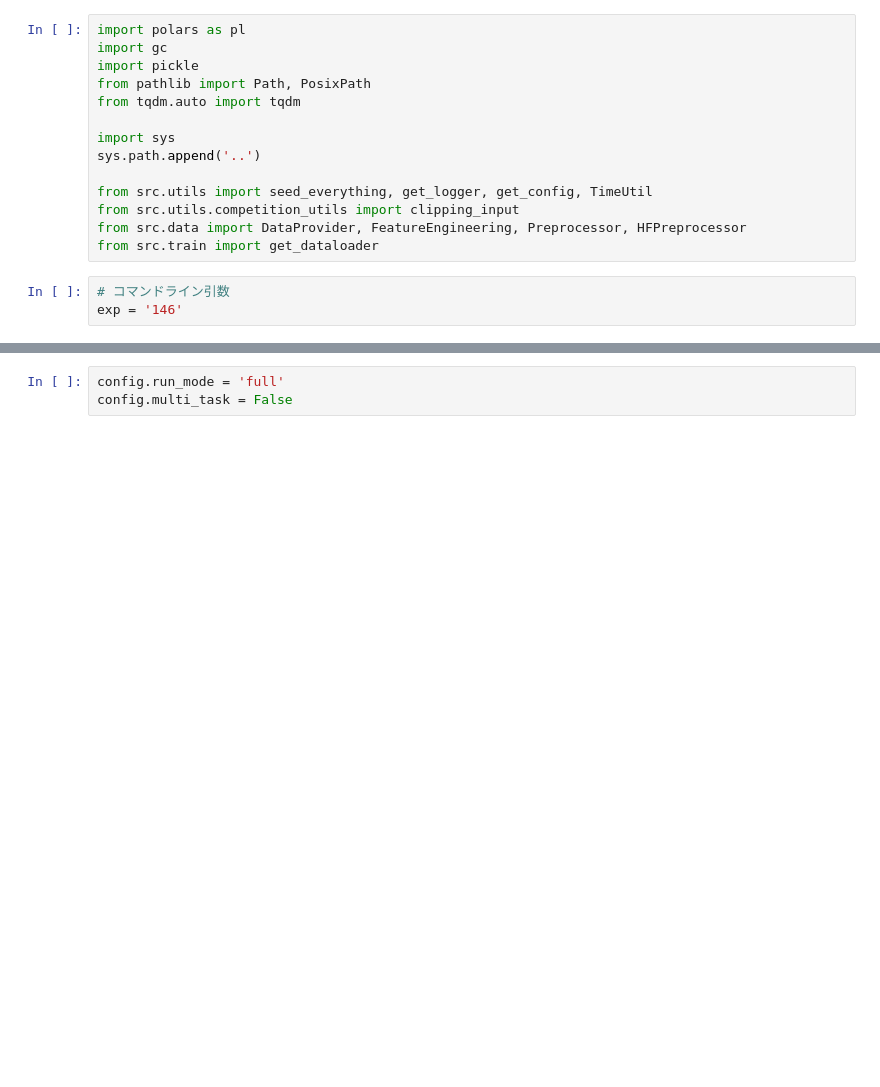
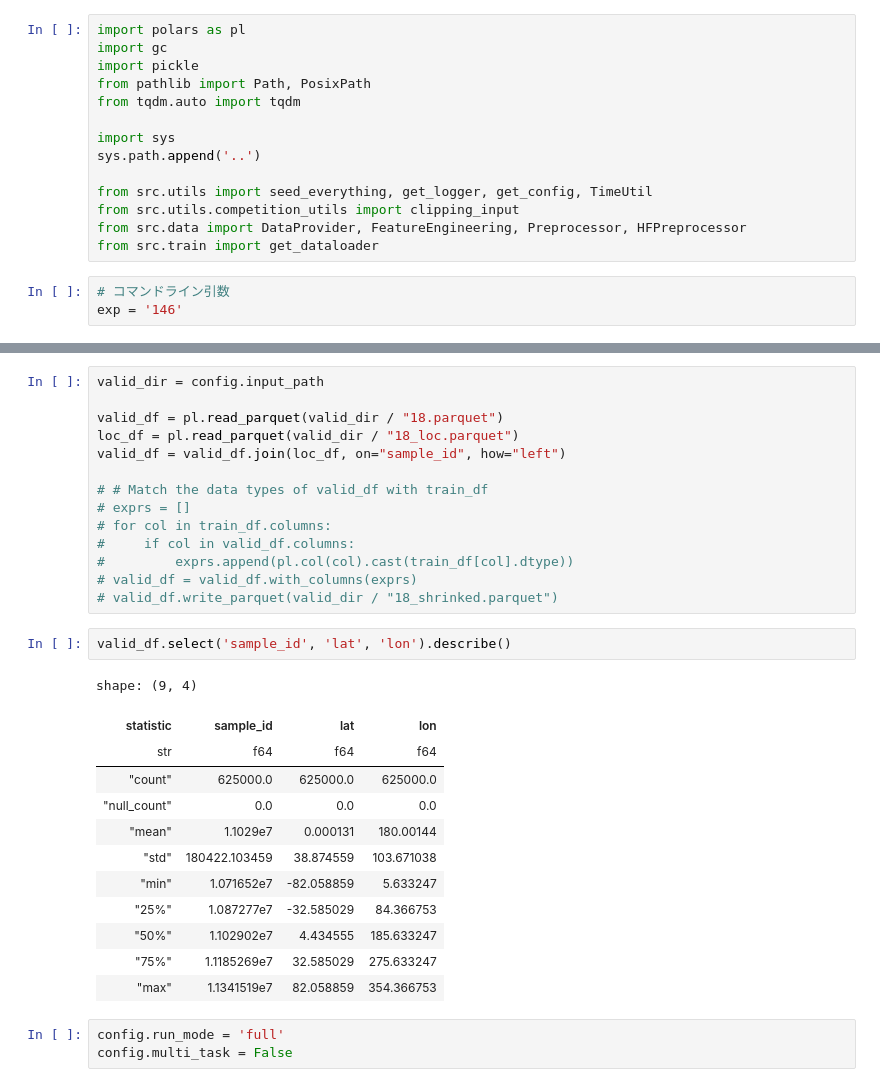
Before and after one commit to nocchi1/kaggle-leap-7th-place-solution, a Jupyter notebook: exp/demo.ipynb, the cells around one changed output, grey strips where cells are left out. Drawn from its saved outputs; the diff is of its cells as text; blank space fills up the shorter version.

```diff
--- a/exp/demo.ipynb
+++ b/exp/demo.ipynb
@@ -26,3 +26,32 @@ seed_everything(config.seed)
+# %%
+valid_dir = config.input_path
+
+valid_df = pl.read_parquet(valid_dir / "18.parquet")
+loc_df = pl.read_parquet(valid_dir / "18_loc.parquet")
+valid_df = valid_df.join(loc_df, on="sample_id", how="left")
+
+# # Match the data types of valid_df with train_df
+# exprs = []
+# for col in train_df.columns:
+#     if col in valid_df.columns:
+#         exprs.append(pl.col(col).cast(train_df[col].dtype))
+# valid_df = valid_df.with_columns(exprs)
+# valid_df.write_parquet(valid_dir / "18_shrinked.parquet")
+# %%
+valid_df.select('sample_id', 'lat', 'lon').describe()
+# %% [output]
+shape: (9, 4)
+| statistic | sample_id | lat | lon |
+| str | f64 | f64 | f64 |
+| "count" | 625000.0 | 625000.0 | 625000.0 |
+| "null_count" | 0.0 | 0.0 | 0.0 |
+| "mean" | 1.1029e7 | 0.000131 | 180.00144 |
+| "std" | 180422.103459 | 38.874559 | 103.671038 |
+| "min" | 1.071652e7 | -82.058859 | 5.633247 |
+| "25%" | 1.087277e7 | -32.585029 | 84.366753 |
+| "50%" | 1.102902e7 | 4.434555 | 185.633247 |
+| "75%" | 1.1185269e7 | 32.585029 | 275.633247 |
+| "max" | 1.1341519e7 | 82.058859 | 354.366753 |
 # %%
 config.run_mode = 'full'
 config.multi_task = False
```
Also changed, not shown: parts of 1 cell of this notebook.
